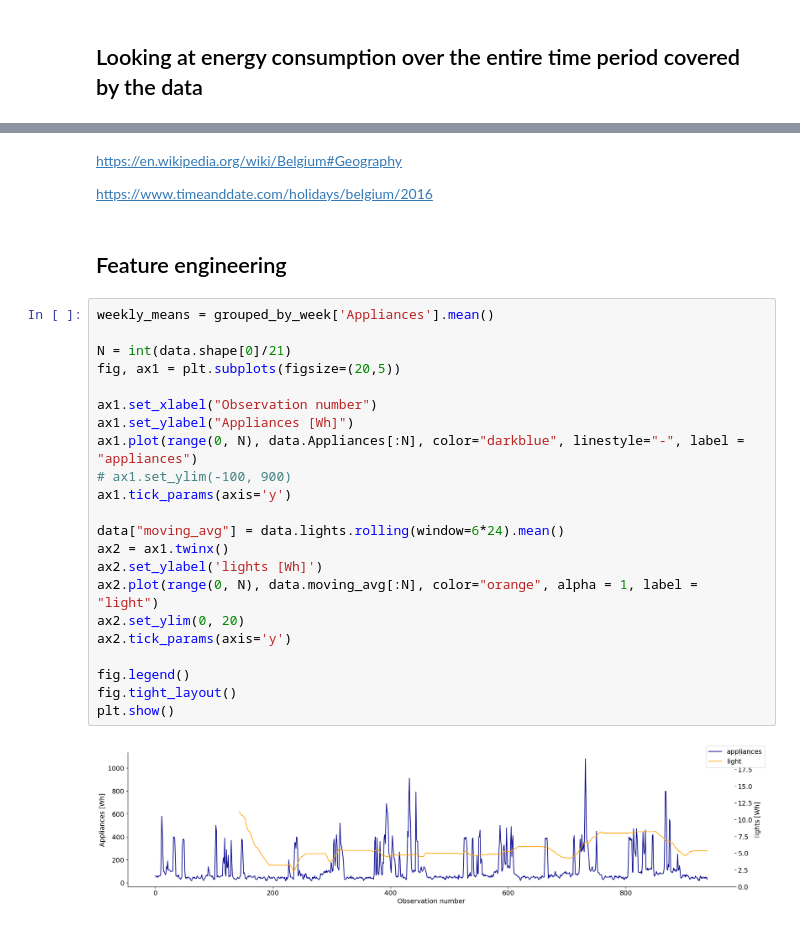
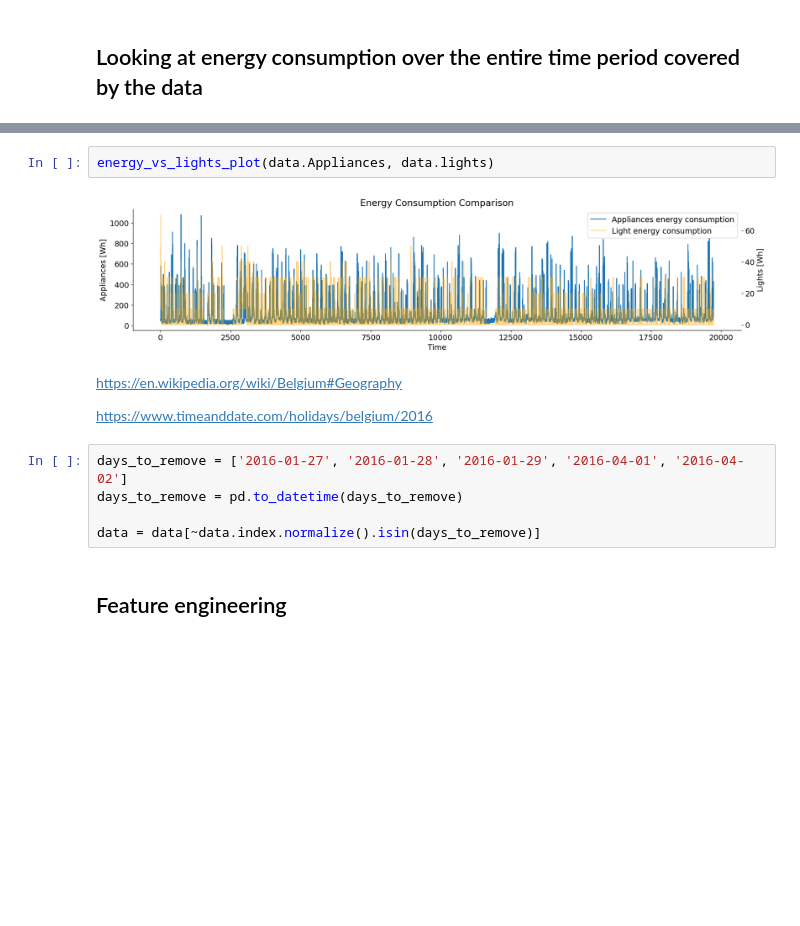
Before and after one commit to k-katarzyna/Appliances_Energy_Prediction, a Jupyter notebook: Appliances_energy_prediction/energy_main.ipynb, the cells around one changed output, grey strips where cells are left out. Drawn from its saved outputs; the diff is of its cells as text; blank space fills up the shorter version.

```diff
--- a/Appliances_energy_prediction/energy_main.ipynb
+++ b/Appliances_energy_prediction/energy_main.ipynb
@@ -246,30 +165,15 @@ plt.show()
+# %%
+energy_vs_lights_plot(data.Appliances, data.lights)
+# %% [output]
+[figure, added]
 # %% [markdown]
 https://en.wikipedia.org/wiki/Belgium#Geography
 
 https://www.timeanddate.com/holidays/belgium/2016
+# %%
+days_to_remove = ['2016-01-27', '2016-01-28', '2016-01-29', '2016-04-01', '2016-04-02']
+days_to_remove = pd.to_datetime(days_to_remove)
+
+data = data[~data.index.normalize().isin(days_to_remove)]
 # %% [markdown]
 ## Feature engineering
-# %%
-weekly_means = grouped_by_week['Appliances'].mean()
-
-N = int(data.shape[0]/21)
-fig, ax1 = plt.subplots(figsize=(20,5))
-
-ax1.set_xlabel("Observation number")
-ax1.set_ylabel("Appliances [Wh]")
-ax1.plot(range(0, N), data.Appliances[:N], color="darkblue", linestyle="-", label = "appliances")
-# ax1.set_ylim(-100, 900)
-ax1.tick_params(axis='y')
-
-data["moving_avg"] = data.lights.rolling(window=6*24).mean()
-ax2 = ax1.twinx()
-ax2.set_ylabel('lights [Wh]')
-ax2.plot(range(0, N), data.moving_avg[:N], color="orange", alpha = 1, label = "light")
-ax2.set_ylim(0, 20)
-ax2.tick_params(axis='y')
-
-fig.legend()
-fig.tight_layout()
-plt.show()
-# %% [output]
-[figure, removed]
```
Also changed, not shown: parts of 52 cells of this notebook, 2 other files.
